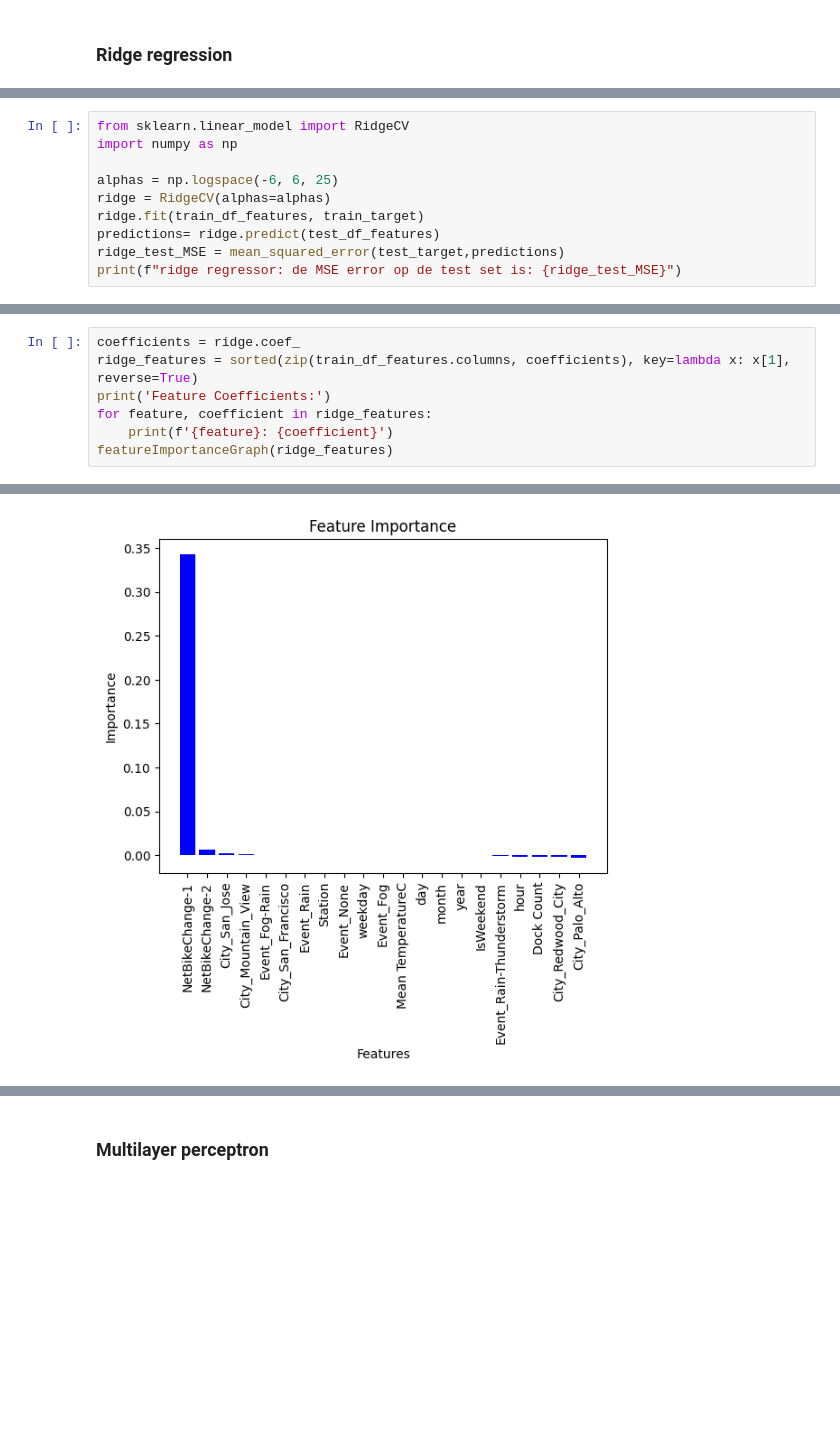
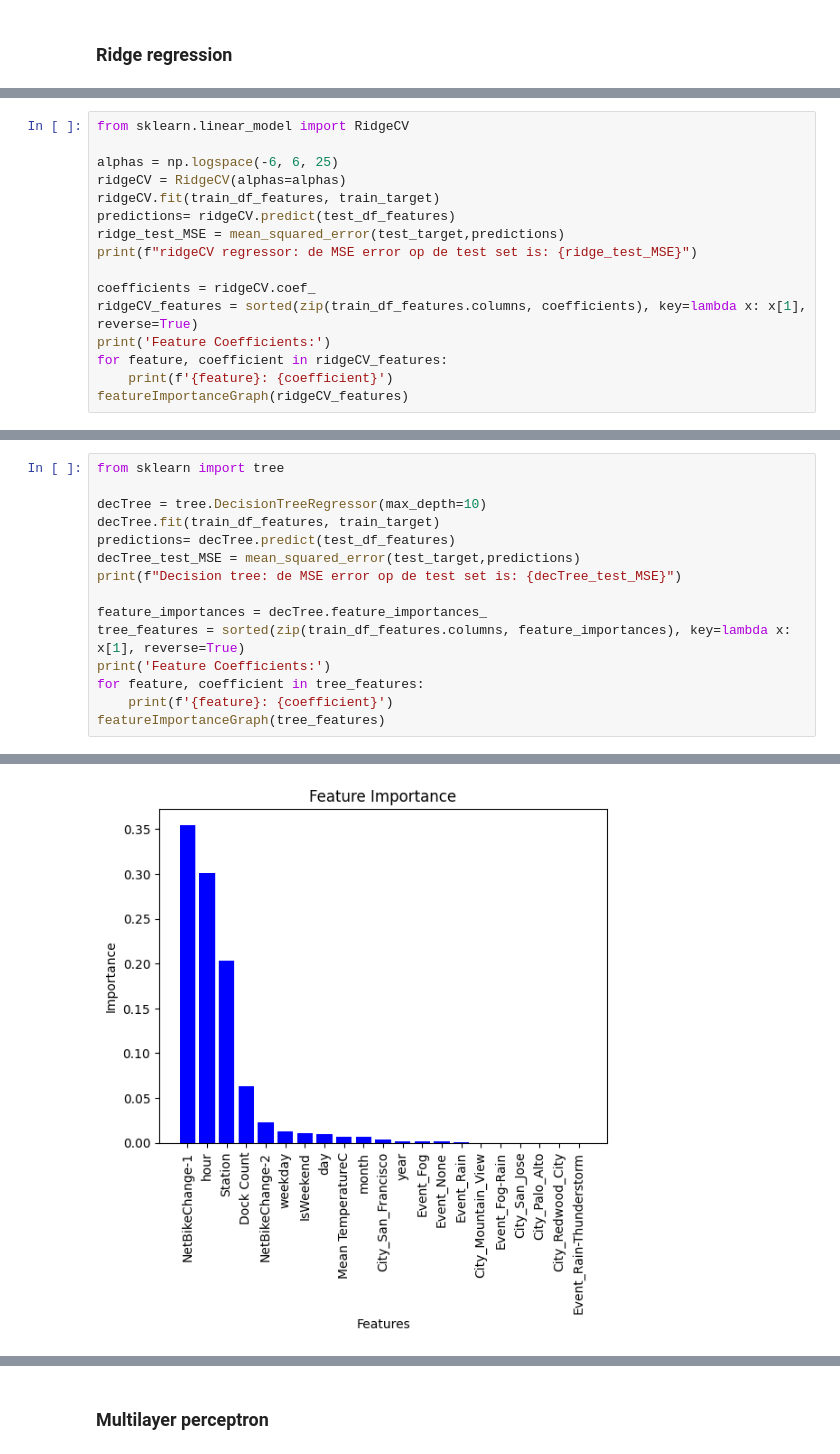
Before and after one commit to DecosterBram/MOW-BikeShare-workshop, a Jupyter notebook: notebooks/BikeShare_exercise_solution.ipynb, the cells around one changed output, grey strips where cells are left out. Drawn from its saved outputs; the diff is of its cells as text; blank space fills up the shorter version.

Commit message:
added more models and description and a final graph actual vs predicted

```diff
--- a/notebooks/BikeShare_exercise_solution.ipynb
+++ b/notebooks/BikeShare_exercise_solution.ipynb
@@ -901,11 +951,17 @@ explain ridge regression
 # %%
 from sklearn.linear_model import RidgeCV
-import numpy as np
 
 alphas = np.logspace(-6, 6, 25)
-ridge = RidgeCV(alphas=alphas)
-ridge.fit(train_df_features, train_target)
-predictions= ridge.predict(test_df_features)
+ridgeCV = RidgeCV(alphas=alphas)
+ridgeCV.fit(train_df_features, train_target)
+predictions= ridgeCV.predict(test_df_features)
 ridge_test_MSE = mean_squared_error(test_target,predictions)
-print(f"ridge regressor: de MSE error op de test set is: {ridge_test_MSE}")
+print(f"ridgeCV regressor: de MSE error op de test set is: {ridge_test_MSE}")
+
+coefficients = ridgeCV.coef_
+ridgeCV_features = sorted(zip(train_df_features.columns, coefficients), key=lambda x: x[1], reverse=True)
+print('Feature Coefficients:')
+for feature, coefficient in ridgeCV_features:
+    print(f'{feature}: {coefficient}')
+featureImportanceGraph(ridgeCV_features)
 # %% [output]
@@ -914,8 +1000,16 @@ linear regressor: de MSE error op de test set is: 2.531636436023509
 # %%
-coefficients = ridge.coef_
-ridge_features = sorted(zip(train_df_features.columns, coefficients), key=lambda x: x[1], reverse=True)
+from sklearn import tree
+
+decTree = tree.DecisionTreeRegressor(max_depth=10)
+decTree.fit(train_df_features, train_target)
+predictions= decTree.predict(test_df_features)
+decTree_test_MSE = mean_squared_error(test_target,predictions)
+print(f"Decision tree: de MSE error op de test set is: {decTree_test_MSE}")
+
+feature_importances = decTree.feature_importances_
+tree_features = sorted(zip(train_df_features.columns, feature_importances), key=lambda x: x[1], reverse=True)
 print('Feature Coefficients:')
-for feature, coefficient in ridge_features:
+for feature, coefficient in tree_features:
     print(f'{feature}: {coefficient}')
-featureImportanceGraph(ridge_features)
+featureImportanceGraph(tree_features)
 # %% [output]
@@ -939 +1033 @@ City_Palo_Alto: -0.0027315376045694006
-[figure, old version]
+[figure, new version]
```
Also changed, not shown: parts of 67 cells of this notebook, 1 other file.
